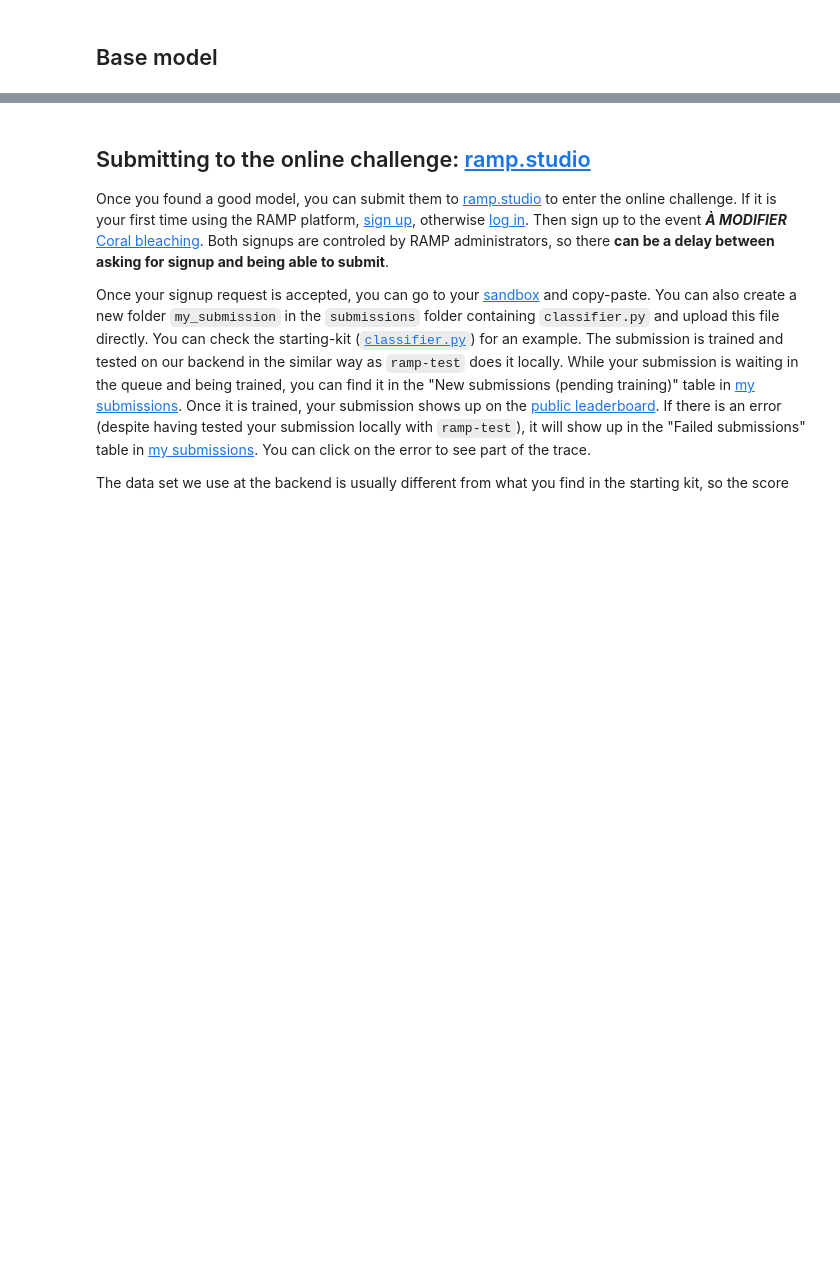
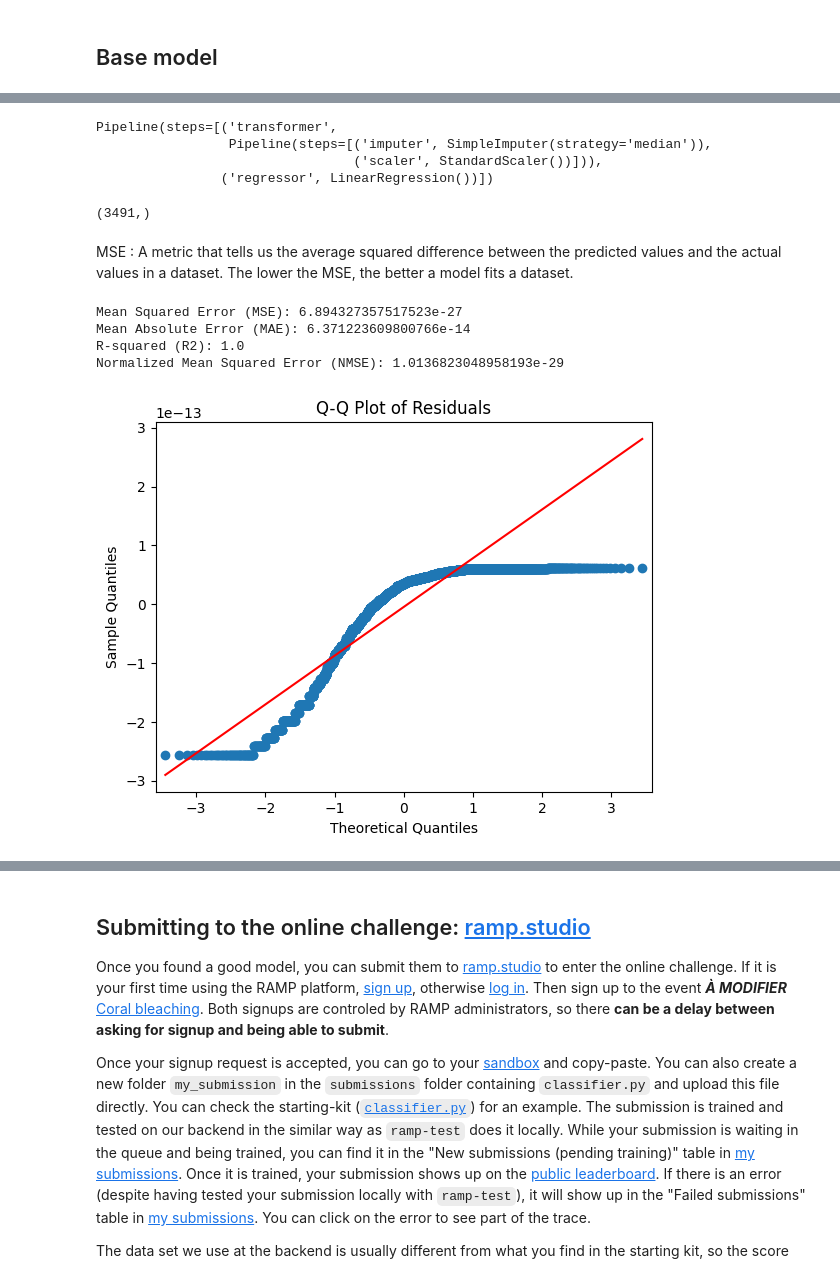
Before and after one commit to AlexisMichalowski/DC_Coral, a Jupyter notebook: coral_bleaching_starting_kit.ipynb, the cells around one changed output, grey strips where cells are left out. Saved outputs shown, nothing was run; the diff lists cells and outputs as text; code cells hidden in the pictures; blank space fills up the shorter version.

Commit message:
started base model

```diff
--- a/coral_bleaching_starting_kit.ipynb
+++ b/coral_bleaching_starting_kit.ipynb
@@ -81,0 +185,50 @@ import seaborn as sns
+# %%
+numeric_transformer = Pipeline(
+    steps=[("imputer", SimpleImputer(strategy="median")), ("scaler", StandardScaler())]
+)
+# %%
+regressor = Pipeline(
+    steps=[
+        ("transformer", numeric_transformer),
+        ("regressor", LinearRegression())
+    ]
+)
+# %%
+regressor.fit(X_train, y_train)
+regressor
+# %% [output]
+Pipeline(steps=[('transformer',
+                 Pipeline(steps=[('imputer', SimpleImputer(strategy='median')),
+                                 ('scaler', StandardScaler())])),
+                ('regressor', LinearRegression())])
+# %%
+y_pred = regressor.predict(X_test)
+y_pred.shape
+# %% [output]
+(3491,)
+# %% [markdown]
+MSE : A metric that tells us the average squared difference between the predicted values and the actual values in a dataset. The lower the MSE, the better a model fits a dataset.
+# %%
+mse = mean_squared_error(y_test, y_pred)
+mae = mean_absolute_error(y_test, y_pred)
+r2 = r2_score(y_test, y_pred)
+variance = np.var(y_test)
+nmse = mse / variance if variance != 0 else np.nan  # Avoid division by zero
+
+
+print(f'Mean Squared Error (MSE): {mse}')
+print(f'Mean Absolute Error (MAE): {mae}')
+print(f'R-squared (R2): {r2}')
+print(f'Normalized Mean Squared Error (NMSE): {nmse}')
+# %% [output]
+Mean Squared Error (MSE): 6.894327357517523e-27
+Mean Absolute Error (MAE): 6.371223609800766e-14
+R-squared (R2): 1.0
+Normalized Mean Squared Error (NMSE): 1.0136823048958193e-29
+# %%
+residuals = y_test - y_pred
+sm.qqplot(residuals, line='s')
+plt.title('Q-Q Plot of Residuals')
+plt.show()
+# %% [output]
+[figure, added]
```
Also changed, not shown: parts of 16 cells of this notebook, 4 other files.
